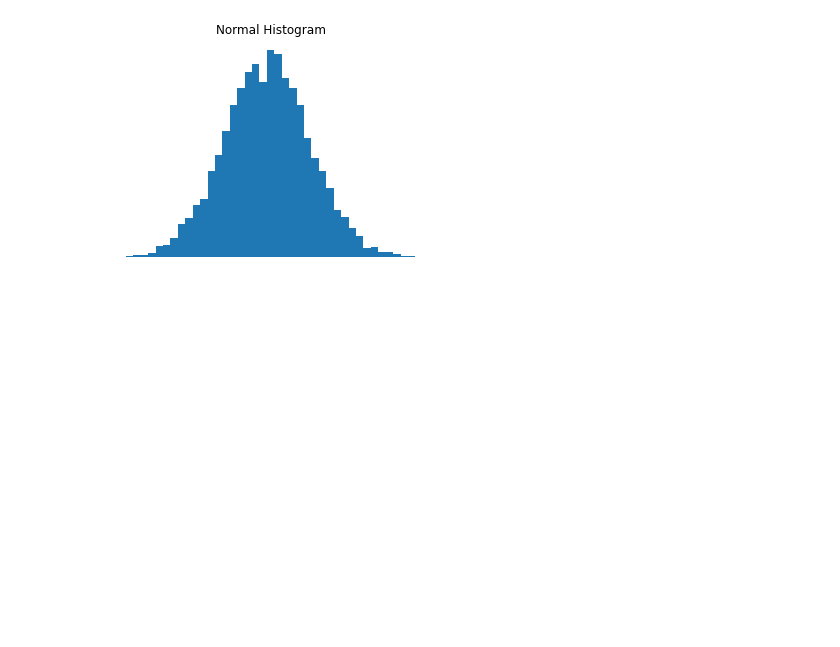
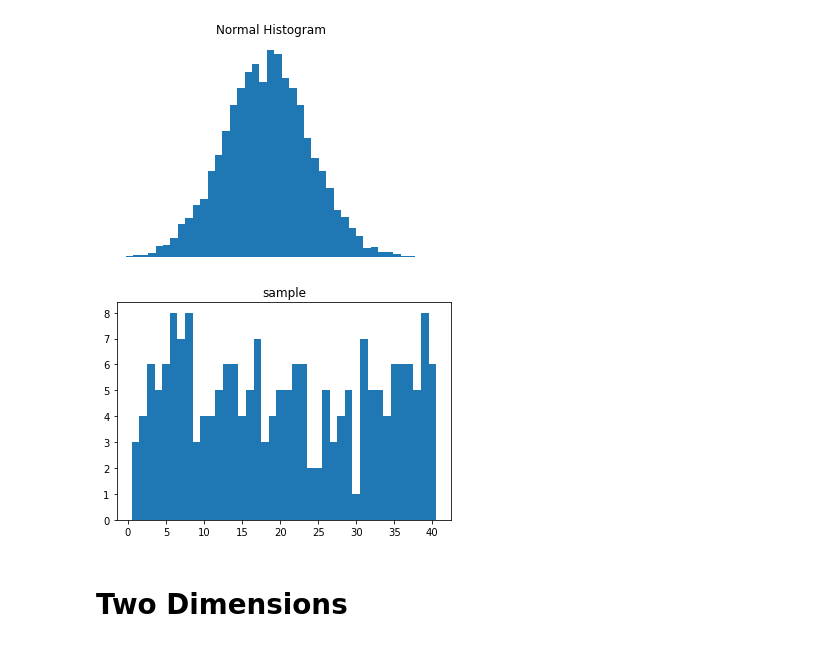
Before and after one commit to lkarjun/data-science-from-scratch, a Jupyter notebook: 10 Working with data/workingwithdata.ipynb, the cells around one changed output. Drawn from its saved outputs; the diff is of its cells as text; code cells hidden in the pictures; blank space fills up the shorter version.

```diff
--- a/10 Working with data/workingwithdata.ipynb
+++ b/10 Working with data/workingwithdata.ipynb
@@ -42,3 +43,12 @@ plot_histogram(uniform, 10, "uniform Histo")
 plot_histogram(normal, 10, "Normal Histogram")
 # %% [output]
 [figure]
+# %%
+
+random.seed(0)
+points = [random.randint(1,40) for _ in range(200)]
+plot_histogram(points=points, bucket_size=1, title='sample')
+# %% [output]
+[figure, added]
+# %% [markdown]
+# Two Dimensions
```
Also changed, not shown: parts of 9 cells of this notebook.
